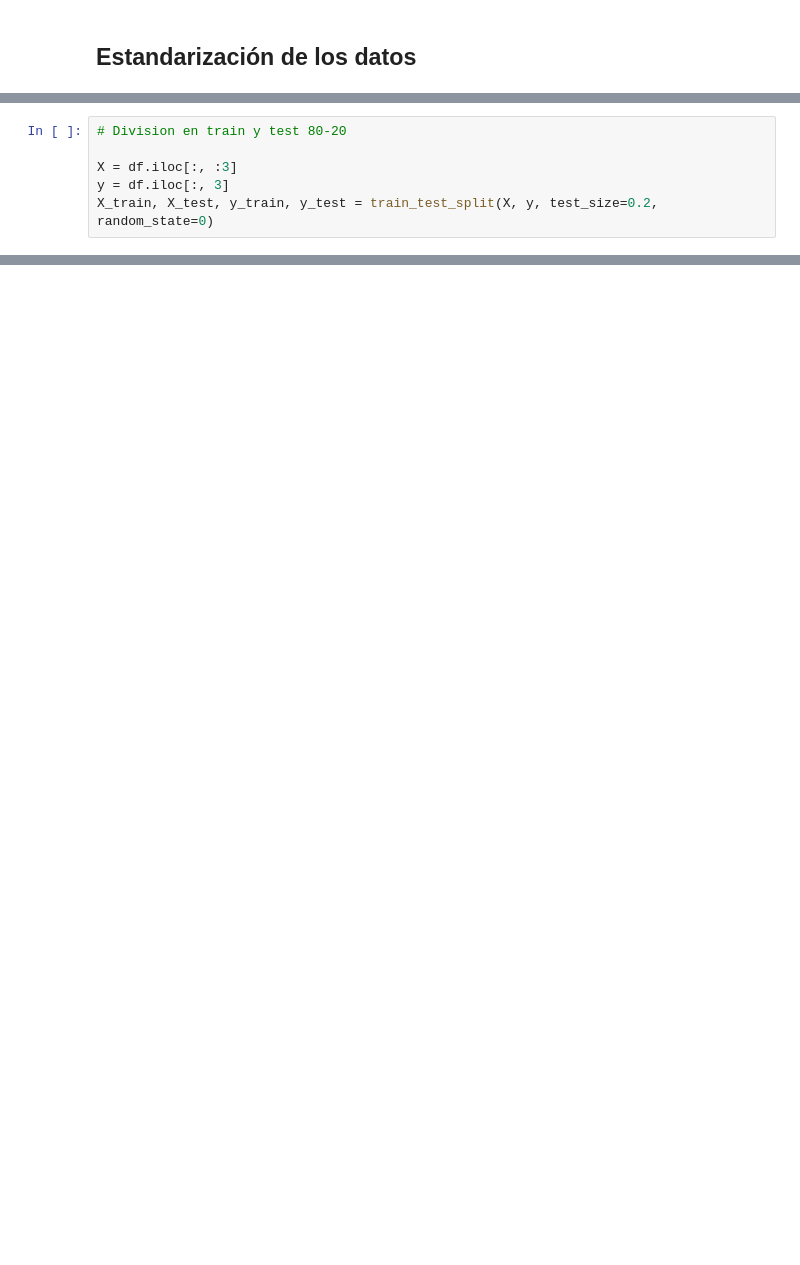
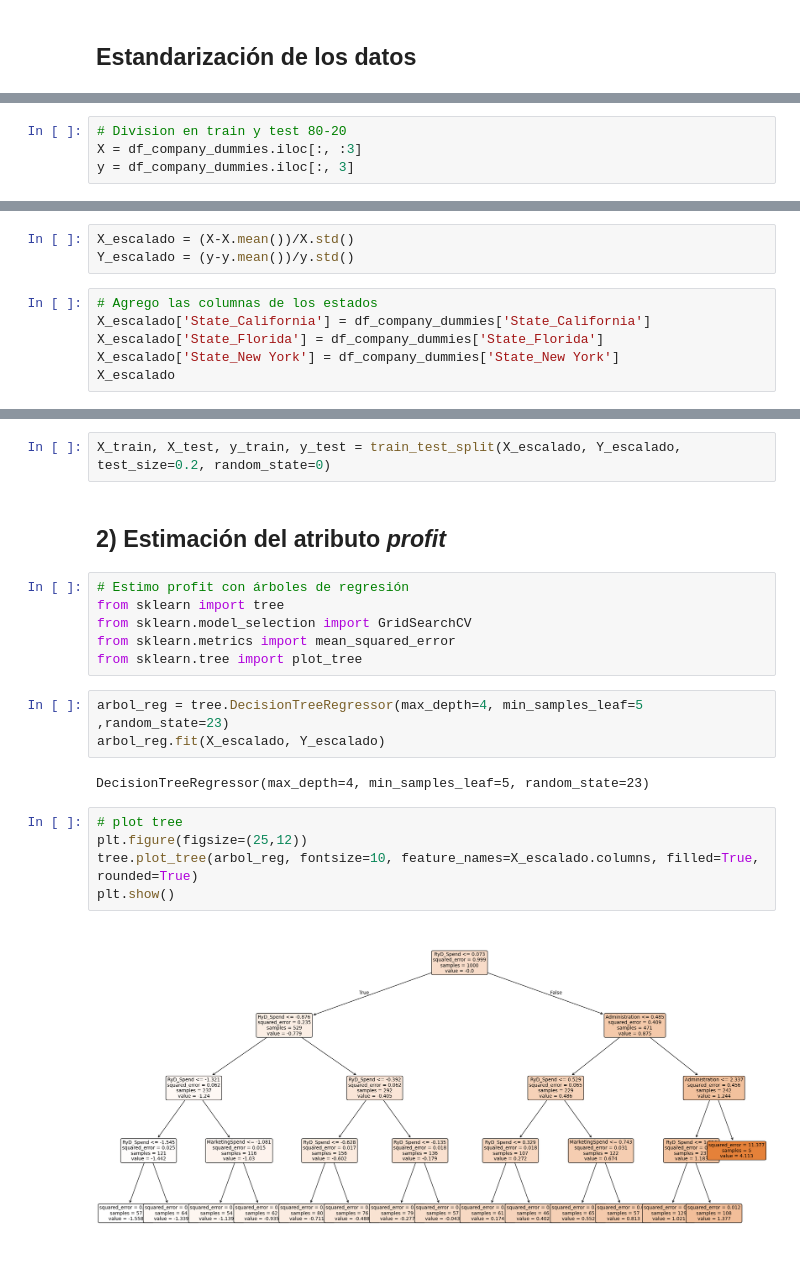
Before and after one commit to itssofiarce/MINERIA, a Jupyter notebook: TP2_Mineria_Arce.ipynb, the cells around one changed output, grey strips where cells are left out. Cells and saved outputs as stored; diff of their text form; blank space fills up the shorter version.

```diff
--- a/TP2_Mineria_Arce.ipynb
+++ b/TP2_Mineria_Arce.ipynb
@@ -112,6 +149,4 @@ División previa en train y test para evitar la fuga de datos
 # %%
 # Division en train y test 80-20
-
-X = df.iloc[:, :3]
-y = df.iloc[:, 3]
-X_train, X_test, y_train, y_test = train_test_split(X, y, test_size=0.2, random_state=0)
+X = df_company_dummies.iloc[:, :3]
+y = df_company_dummies.iloc[:, 3]
@@ -117,0 +169,9 @@ X_train, X_test, y_train, y_test = train_test_split(X, y, test_size=0.2, random_
+# %%
+X_escalado = (X-X.mean())/X.std()
+Y_escalado = (y-y.mean())/y.std()
+# %%
+# Agrego las columnas de los estados
+X_escalado['State_California'] = df_company_dummies['State_California']
+X_escalado['State_Florida'] = df_company_dummies['State_Florida']
+X_escalado['State_New York'] = df_company_dummies['State_New York']
+X_escalado
@@ -117,0 +192,22 @@ X_train, X_test, y_train, y_test = train_test_split(X, y, test_size=0.2, random_
+# %%
+X_train, X_test, y_train, y_test = train_test_split(X_escalado, Y_escalado, test_size=0.2, random_state=0)
+# %% [markdown]
+## 2) Estimación del atributo *profit*
+# %%
+# Estimo profit con árboles de regresión
+from sklearn import tree
+from sklearn.model_selection import GridSearchCV
+from sklearn.metrics import mean_squared_error
+from sklearn.tree import plot_tree
+# %%
+arbol_reg = tree.DecisionTreeRegressor(max_depth=4, min_samples_leaf=5 ,random_state=23)
+arbol_reg.fit(X_escalado, Y_escalado)
+# %% [output]
+DecisionTreeRegressor(max_depth=4, min_samples_leaf=5, random_state=23)
+# %%
+# plot tree
+plt.figure(figsize=(25,12))
+tree.plot_tree(arbol_reg, fontsize=10, feature_names=X_escalado.columns, filled=True, rounded=True)
+plt.show()
+# %% [output]
+[figure, added]
```
Also changed, not shown: parts of 53 cells of this notebook.
